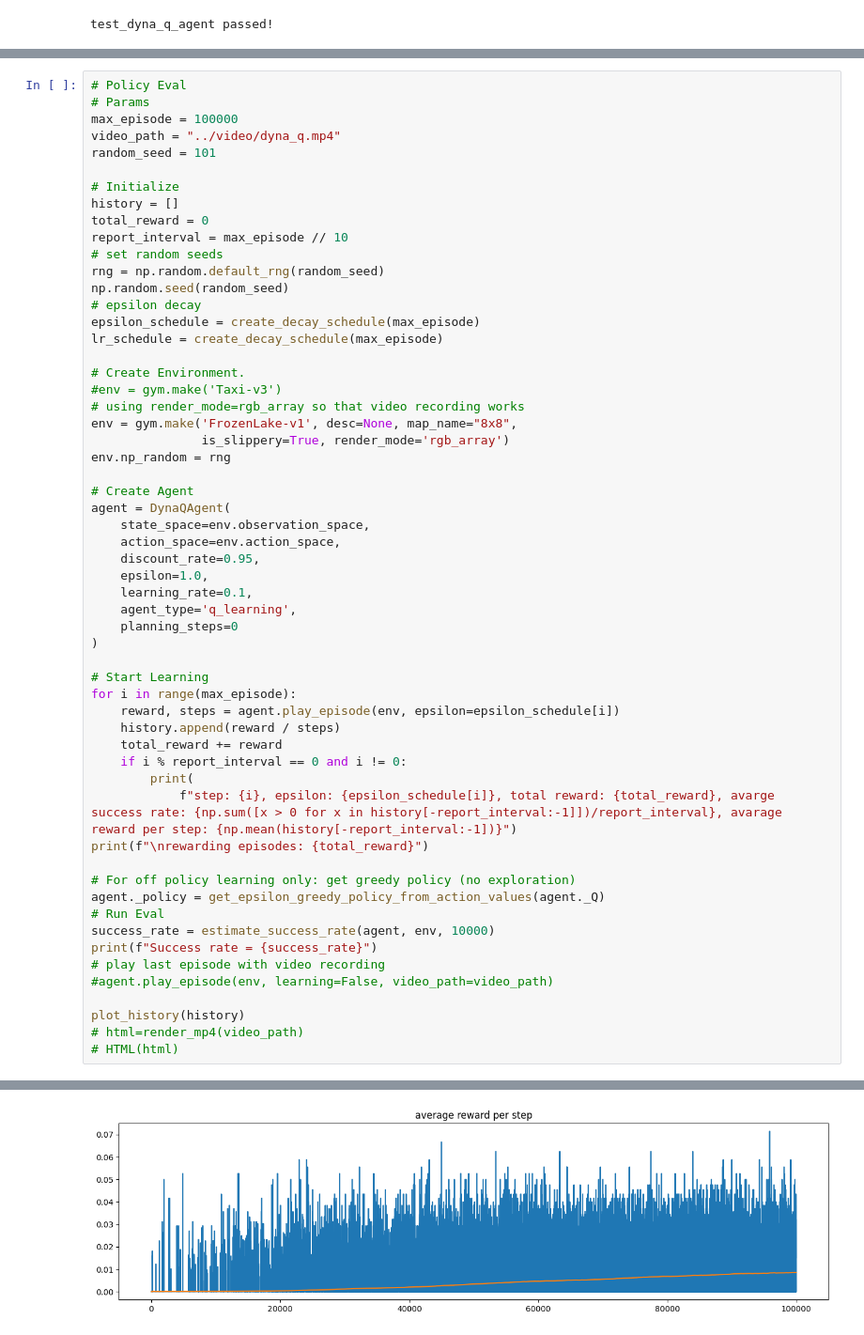
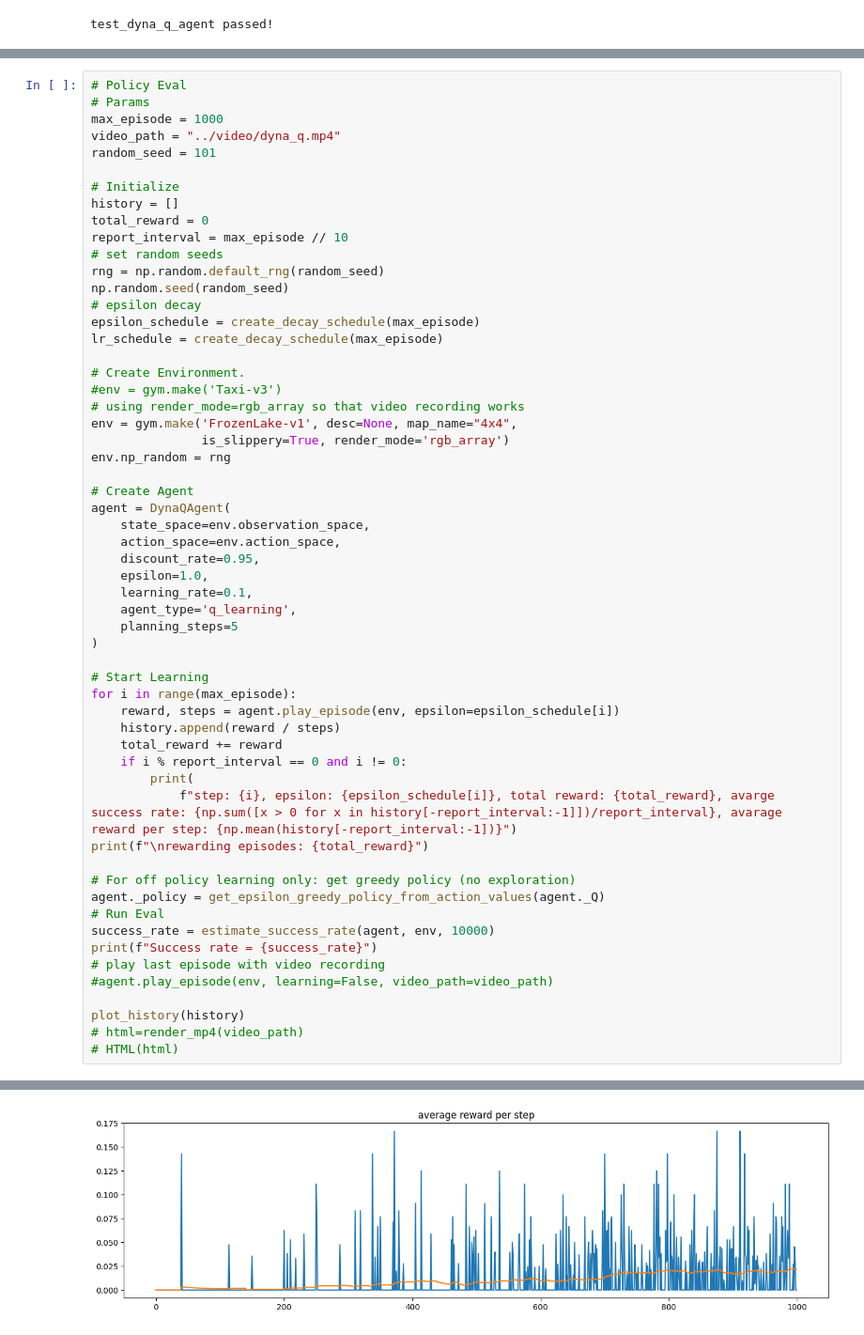
Before and after one commit to tonywang1990/mini-rl, a Jupyter notebook: notebooks/dyna_q.ipynb, the cells around one changed output, grey strips where cells are left out. Shown at 94% size. Drawn from its saved outputs; the diff is of its cells as text.

```diff
--- a/notebooks/dyna_q.ipynb
+++ b/notebooks/dyna_q.ipynb
@@ -23,7 +23,7 @@ test_dyna_q_agent passed!
 # %%
 # Policy Eval
 # Params
-max_episode = 100000
+max_episode = 1000
 video_path = "../video/dyna_q.mp4"
 random_seed = 101
 
@@ -41,7 +41,7 @@ lr_schedule = create_decay_schedule(max_episode)
 # Create Environment.
 #env = gym.make('Taxi-v3')
 # using render_mode=rgb_array so that video recording works
-env = gym.make('FrozenLake-v1', desc=None, map_name="8x8",
+env = gym.make('FrozenLake-v1', desc=None, map_name="4x4",
                is_slippery=True, render_mode='rgb_array')
 env.np_random = rng
 
@@ -53,7 +53,7 @@ agent = DynaQAgent(
     epsilon=1.0,
     learning_rate=0.1,
     agent_type='q_learning',
-    planning_steps=0
+    planning_steps=5
 )
 
 # Start Learning
@@ -93,4 +93,4 @@ Success rate = 0.7159
-[figure, old version]
+[figure, new version]
 # %%
 show_state_action_values(agent, 'frozen_lake_8x8')
 # %% [output]
```
Also changed, not shown: parts of 2 cells of this notebook, 5 other files.
